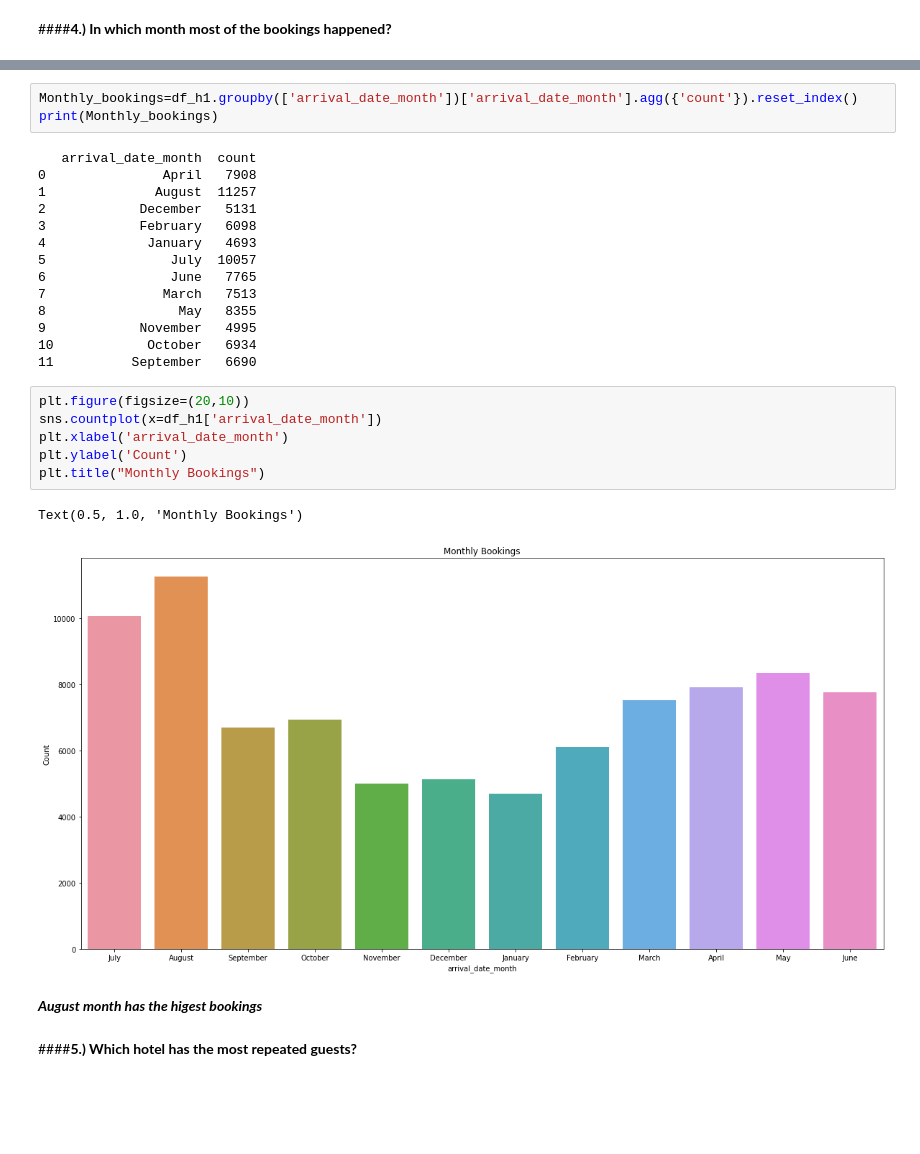
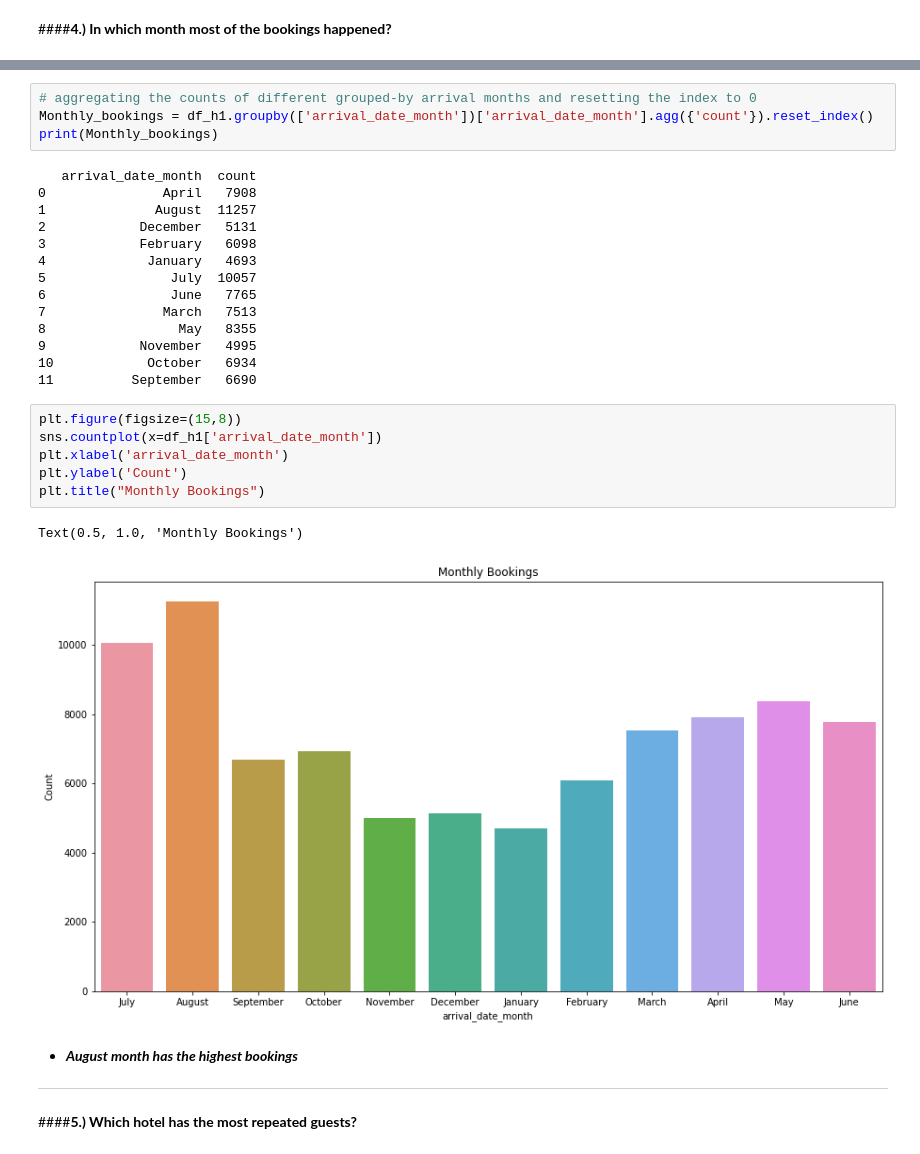
Before and after one commit to Jasjot-Kaur/Hotel-Booking-Analysis, a Jupyter notebook: Hotel_Bookings_Exploratory_Data_Analysis.ipynb, the cells around one changed output, grey strips where cells are left out. Saved outputs shown, nothing was run; the diff lists cells and outputs as text; blank space fills up the shorter version.

```diff
--- a/Hotel_Bookings_Exploratory_Data_Analysis.ipynb
+++ b/Hotel_Bookings_Exploratory_Data_Analysis.ipynb
@@ -536,5 +542,6 @@ Name: arrival_date_month, dtype: int64
 # %%
-Monthly_bookings=df_h1.groupby(['arrival_date_month'])['arrival_date_month'].agg({'count'}).reset_index()
+# aggregating the counts of different grouped-by arrival months and resetting the index to 0
+Monthly_bookings = df_h1.groupby(['arrival_date_month'])['arrival_date_month'].agg({'count'}).reset_index()
 print(Monthly_bookings)
 # %% [output]
    arrival_date_month  count
@@ -551,16 +558,18 @@ print(Monthly_bookings)
 10            October   6934
 11          September   6690
 # %%
-plt.figure(figsize=(20,10))
+plt.figure(figsize=(15,8))
 sns.countplot(x=df_h1['arrival_date_month'])
 plt.xlabel('arrival_date_month')
 plt.ylabel('Count')
 plt.title("Monthly Bookings")
 # %% [output]
 Text(0.5, 1.0, 'Monthly Bookings')
-[figure, old version]
+[figure, new version]
 # %% [markdown]
-***August month has the higest bookings***
+*   ***August month has the highest bookings***
+
+---
 # %% [markdown]
 ####**5.) Which hotel has the most repeated guests?**
 # %%
```
Also changed, not shown: parts of 29 cells of this notebook.
